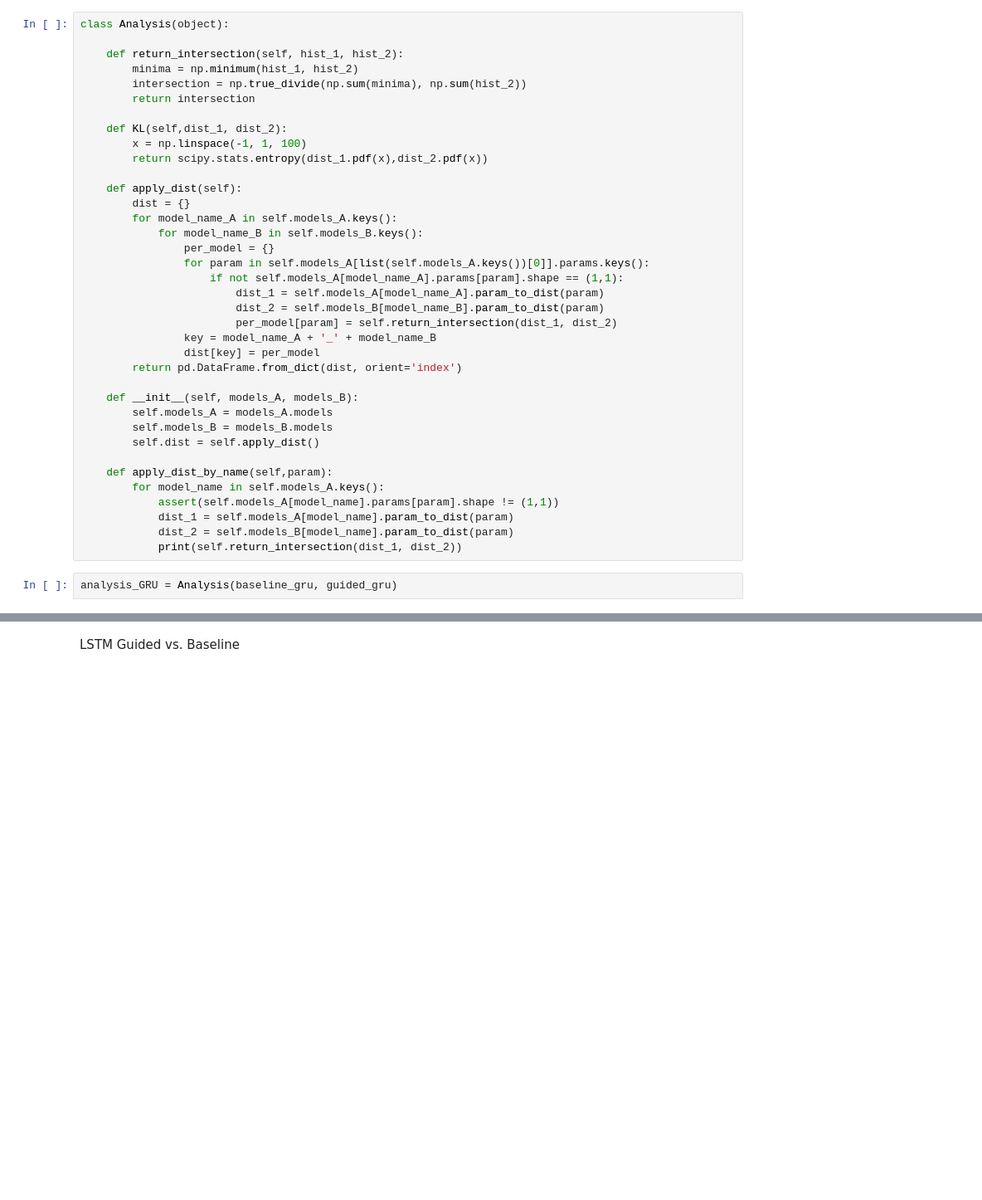
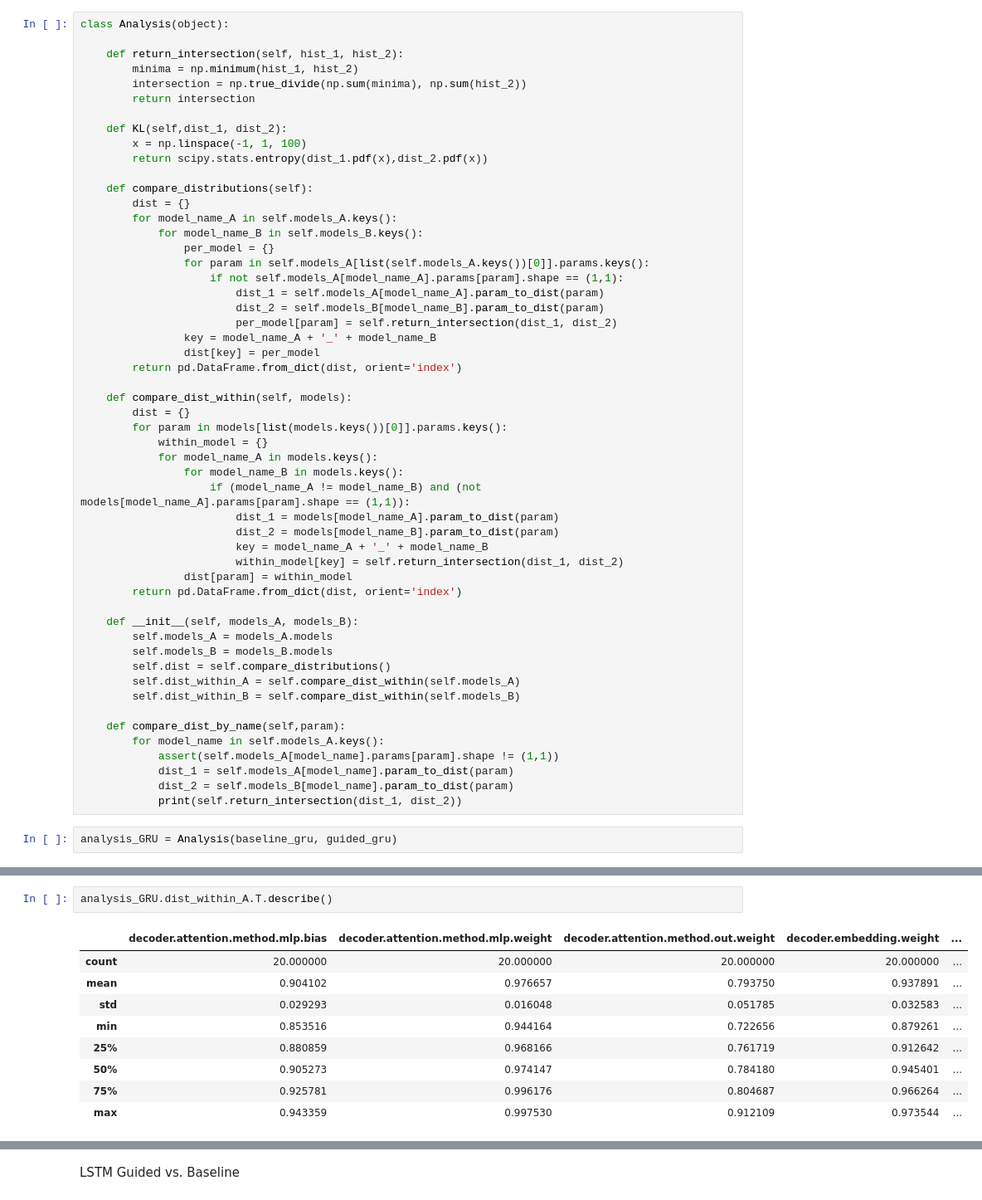
Before and after one commit to davidmrau/machine, a Jupyter notebook: parameter_analysis.ipynb, the cells around one changed output, grey strips where cells are left out. Shown at 83% size. Drawn from its saved outputs; the diff is of its cells as text; blank space fills up the shorter version.

Commit message:
add comparision within model + results

```diff
--- a/parameter_analysis.ipynb
+++ b/parameter_analysis.ipynb
@@ -289,7 +289,7 @@ class Analysis(object):
         x = np.linspace(-1, 1, 100)
         return scipy.stats.entropy(dist_1.pdf(x),dist_2.pdf(x))
 
-    def apply_dist(self):
+    def compare_distributions(self):
         dist = {}
         for model_name_A in self.models_A.keys():
             for model_name_B in self.models_B.keys():
@@ -303,12 +303,28 @@ class Analysis(object):
                 dist[key] = per_model
         return pd.DataFrame.from_dict(dist, orient='index')
 
+    def compare_dist_within(self, models):
+        dist = {}
+        for param in models[list(models.keys())[0]].params.keys():
+            within_model = {}
+            for model_name_A in models.keys():
+                for model_name_B in models.keys():
+                    if (model_name_A != model_name_B) and (not models[model_name_A].params[param].shape == (1,1)):
+                        dist_1 = models[model_name_A].param_to_dist(param)
+                        dist_2 = models[model_name_B].param_to_dist(param)
+                        key = model_name_A + '_' + model_name_B
+                        within_model[key] = self.return_intersection(dist_1, dist_2)
+                dist[param] = within_model
+        return pd.DataFrame.from_dict(dist, orient='index')
+
     def __init__(self, models_A, models_B):
         self.models_A = models_A.models
         self.models_B = models_B.models
-        self.dist = self.apply_dist()
+        self.dist = self.compare_distributions()
+        self.dist_within_A = self.compare_dist_within(self.models_A)
+        self.dist_within_B = self.compare_dist_within(self.models_B)
 
-    def apply_dist_by_name(self,param):
+    def compare_dist_by_name(self,param):
         for model_name in self.models_A.keys():
             assert(self.models_A[model_name].params[param].shape != (1,1))
             dist_1 = self.models_A[model_name].param_to_dist(param)
@@ -330,0 +349,12 @@ analysis_GRU.dist.describe()
+# %%
+analysis_GRU.dist_within_A.T.describe()
+# %% [output]
+|  | decoder.attention.method.mlp.bias | decoder.attention.method.mlp.weight | decoder.attention.method.out.weight | decoder.embedding.weight | ... |
+| count | 20.000000 | 20.000000 | 20.000000 | 20.000000 | ... |
+| mean | 0.904102 | 0.976657 | 0.793750 | 0.937891 | ... |
+| std | 0.029293 | 0.016048 | 0.051785 | 0.032583 | ... |
+| min | 0.853516 | 0.944164 | 0.722656 | 0.879261 | ... |
+| 25% | 0.880859 | 0.968166 | 0.761719 | 0.912642 | ... |
+| 50% | 0.905273 | 0.974147 | 0.784180 | 0.945401 | ... |
+| 75% | 0.925781 | 0.996176 | 0.804687 | 0.966264 | ... |
+| max | 0.943359 | 0.997530 | 0.912109 | 0.973544 | ... |
```
Also changed, not shown: parts of 7 cells of this notebook.
